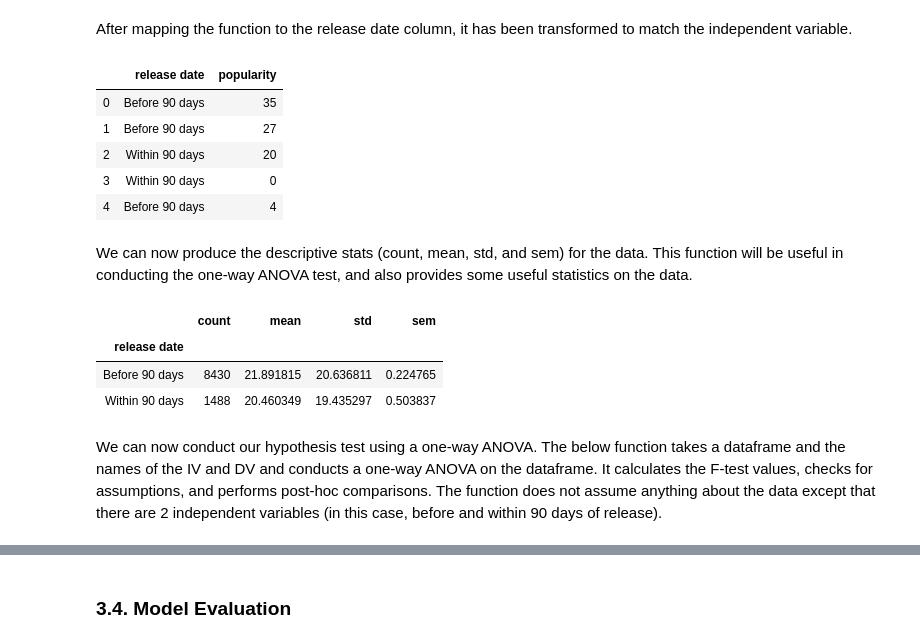
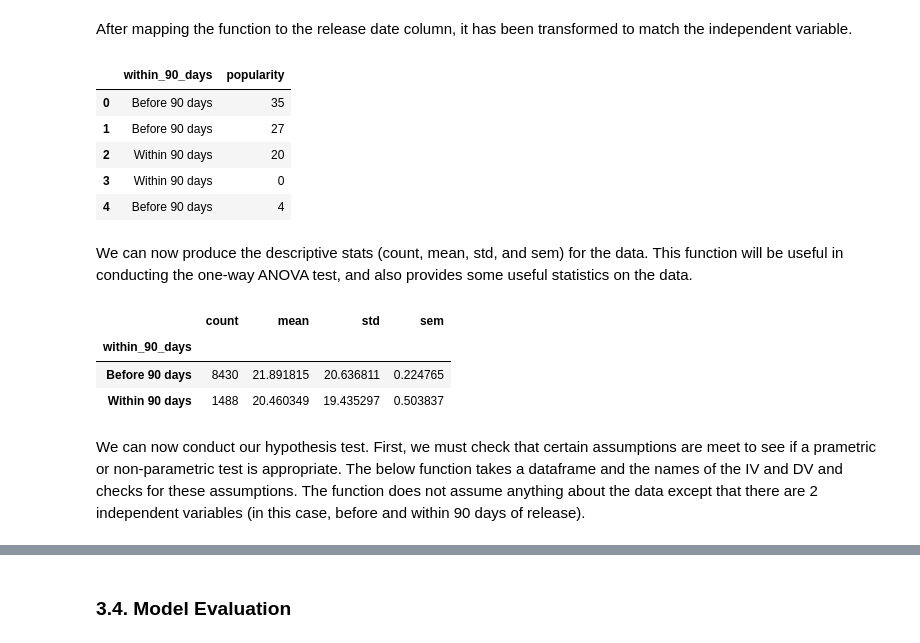
Before and after one commit to sam-zlota/DS3000-Final-Project, a Jupyter notebook: DS3000_FP4_Section02_Group7.ipynb, the cells around one changed output, grey strips where cells are left out. Saved outputs shown, nothing was run; the diff lists cells and outputs as text; code cells hidden in the pictures.

Commit message:
fixed hypothesis test and added new feature

```diff
--- a/DS3000_FP4_Section02_Group7.ipynb
+++ b/DS3000_FP4_Section02_Group7.ipynb
@@ -260,0 +265,13 @@ all_data
+# %%
+# determines if a song was released within 90 days
+def within_90_days(days):
+    # if the days since release is 90 or less, return 1
+    if (days <= 90):
+        return 1
+    # else return 0
+    else:
+        return 0
+# %%
+# creates a new column and maps the function to release date
+all_data["within_90_days"] = all_data["release date"].map(within_90_days)
+all_data
@@ -458,7 +494,7 @@ The null hypothesis is that songs released within the past 90 days will lead to
 
 To test this hypothesis, we first need to retrieve the relevant data. In this case, we need the release date and popularity score, which we can get from the raw data.
 # %%
-release_date = all_data['release date'] # gets all the release dates from the clean data
+release_date = all_data['within_90_days'] # gets all the release dates from the clean data
 pop = all_data['popularity'] # getts all the popularity scores from the clean data
 
 data = pd.merge(release_date, pop, left_index = True, right_index = True) # merges the two columns into one dataframe
@@ -483,10 +512,16 @@ def within_90_days(days):
+# %%
+def to_90_days(val):
+    if val == 0:
+        return "Before 90 days"
+    else:
+        return "Within 90 days"
 # %% [markdown]
 After mapping the function to the release date column, it has been transformed to match the independent variable.
 # %%
-data['release date'] = data['release date'].map(within_90_days) # maps the function to the release date column
+data['within_90_days'] = data['within_90_days'].map(to_90_days) # maps the function to the release date column
 data.head()
 # %% [output]
-|  | release date | popularity |
+|  | within_90_days | popularity |
 | 0 | Before 90 days | 35 |
 | 1 | Before 90 days | 27 |
 | 2 | Within 90 days | 20 |
@@ -500,15 +535,15 @@ def describe_data(data, IV, DV):
     # resulting dataframe produces an aggregation for each DV, so only include the given DV column
     return data.groupby(IV).agg(["count", "mean", "std", "sem"])[DV]
 # %%
-descriptives = describe_data(data, 'release date', 'popularity')
+descriptives = describe_data(data, 'within_90_days', 'popularity')
 descriptives
 # %% [output]
 |  | count | mean | std | sem |
-| release date |  |  |  |  |
+| within_90_days |  |  |  |  |
 | Before 90 days | 8430 | 21.891815 | 20.636811 | 0.224765 |
 | Within 90 days | 1488 | 20.460349 | 19.435297 | 0.503837 |
 # %% [markdown]
-We can now conduct our hypothesis test using a one-way ANOVA. The below function takes a dataframe and the names of the IV and DV and conducts a one-way ANOVA on the dataframe. It calculates the F-test values, checks for assumptions, and performs post-hoc comparisons. The function does not assume anything about the data except that there are 2 independent variables (in this case, before and within 90 days of release).
+We can now conduct our hypothesis test. First, we must check that certain assumptions are meet to see if a prametric or non-parametric test is appropriate. The below function takes a dataframe and the names of the IV and DV and checks for these assumptions. The function does not assume anything about the data except that there are 2 independent variables (in this case, before and within 90 days of release).
 # %%
 # imports the relevant methods/libaries
 from scipy import stats
```
Also changed, not shown: parts of 39 cells of this notebook.
